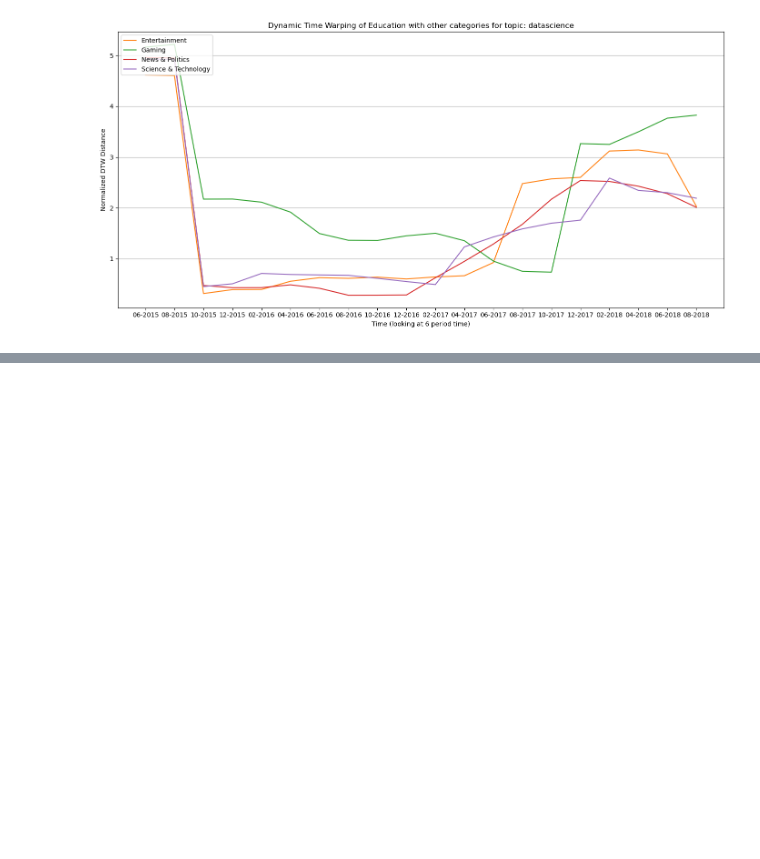
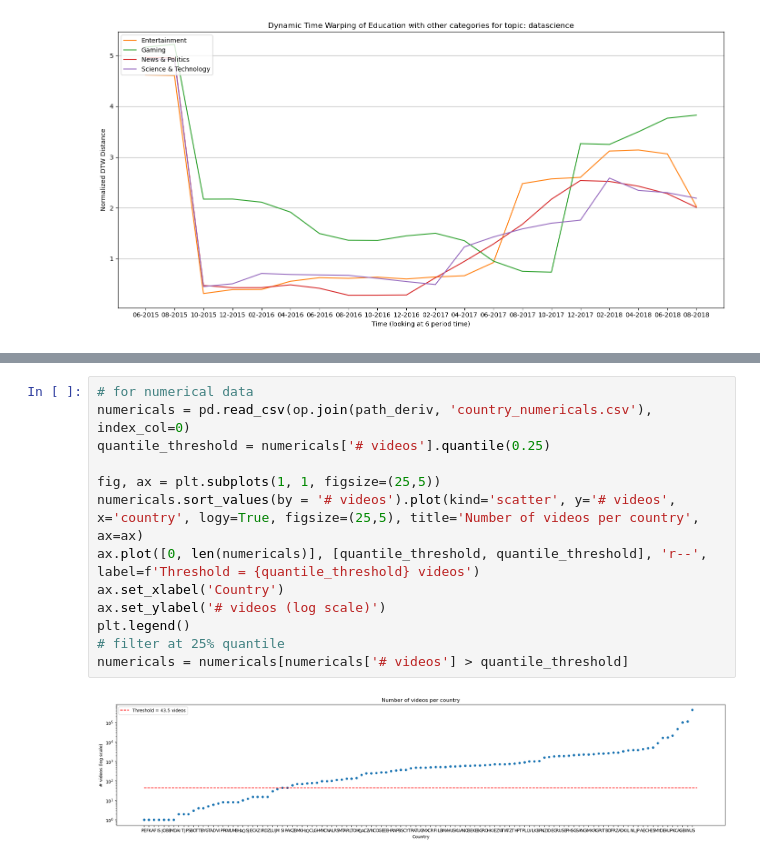
Before and after one commit to epfl-ada/ada-2024-project-sickada, a Jupyter notebook: results.ipynb, the cells around one changed output, grey strips where cells are left out. Drawn from its saved outputs; the diff is of its cells as text; blank space fills up the shorter version.

```diff
--- a/results.ipynb
+++ b/results.ipynb
@@ -1478,0 +1608,15 @@ for topic in topics:
+# %%
+# for numerical data
+numericals = pd.read_csv(op.join(path_deriv, 'country_numericals.csv'), index_col=0)
+quantile_threshold = numericals['# videos'].quantile(0.25)
+
+fig, ax = plt.subplots(1, 1, figsize=(25,5))
+numericals.sort_values(by = '# videos').plot(kind='scatter', y='# videos', x='country', logy=True, figsize=(25,5), title='Number of videos per country', ax=ax)
+ax.plot([0, len(numericals)], [quantile_threshold, quantile_threshold], 'r--', label=f'Threshold = {quantile_threshold} videos')
+ax.set_xlabel('Country')
+ax.set_ylabel('# videos (log scale)')
+plt.legend()
+# filter at 25% quantile
+numericals = numericals[numericals['# videos'] > quantile_threshold]
+# %% [output]
+[figure, added]
```
Also changed, not shown: parts of 12 cells of this notebook.
